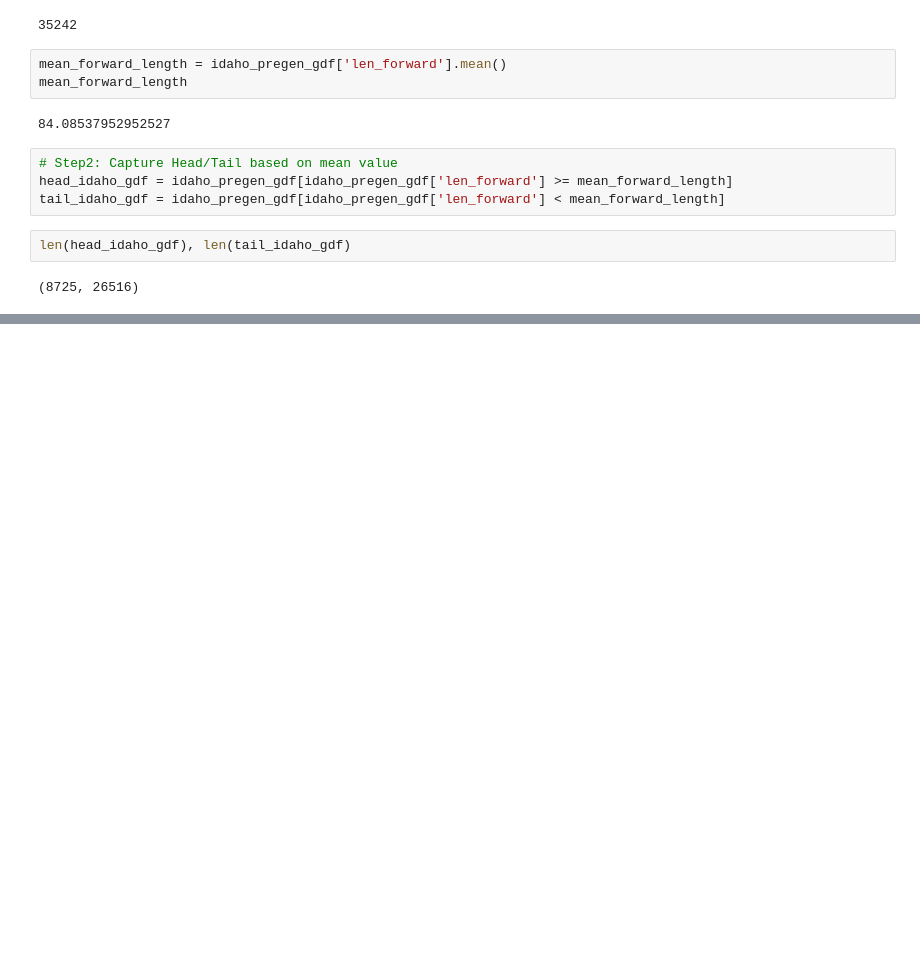
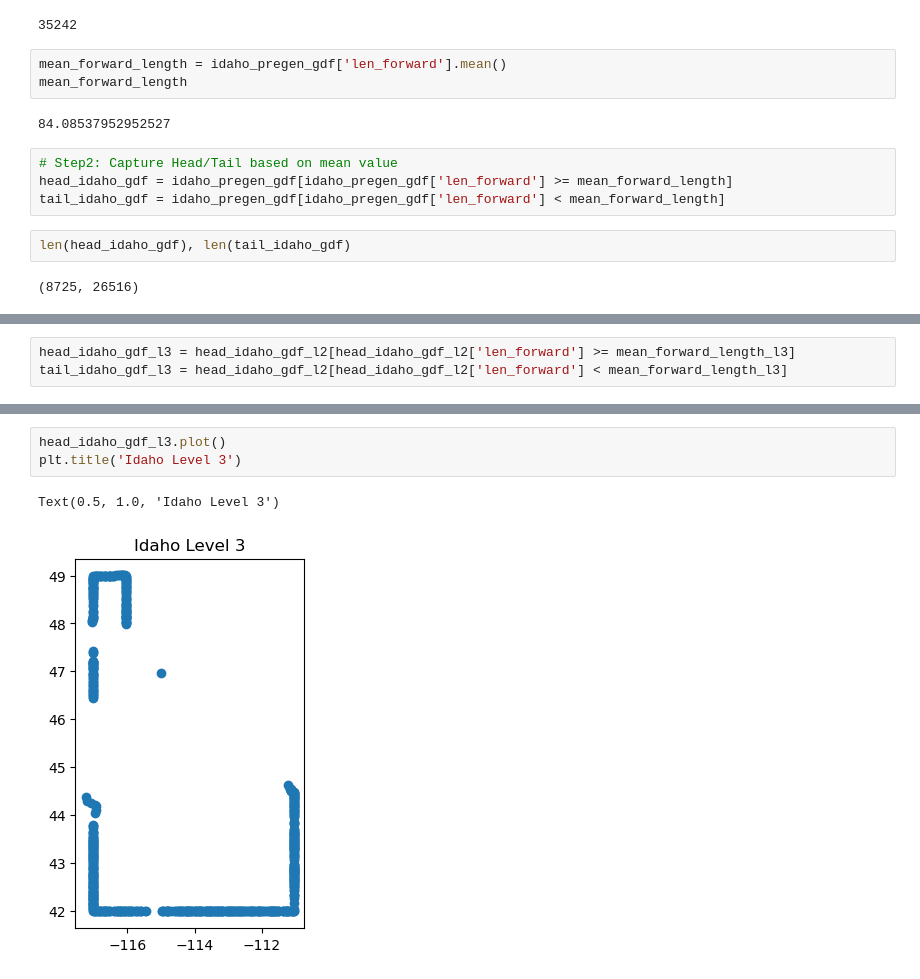
Before and after one commit to gangaraju09/map_generalisation_ml, a Jupyter notebook: Topfers_Radical_Law.ipynb, the cells around one changed output, grey strips where cells are left out. Drawn from its saved outputs; the diff is of its cells as text; blank space fills up the shorter version.

```diff
--- a/Topfers_Radical_Law.ipynb
+++ b/Topfers_Radical_Law.ipynb
@@ -219,0 +252,3 @@ Level 1: Head = 24.76%, Tail = 75.24%
+# %%
+head_idaho_gdf_l3 = head_idaho_gdf_l2[head_idaho_gdf_l2['len_forward'] >= mean_forward_length_l3]
+tail_idaho_gdf_l3 = head_idaho_gdf_l2[head_idaho_gdf_l2['len_forward'] < mean_forward_length_l3]
@@ -219,0 +261,6 @@ Level 1: Head = 24.76%, Tail = 75.24%
+# %%
+head_idaho_gdf_l3.plot()
+plt.title('Idaho Level 3')
+# %% [output]
+Text(0.5, 1.0, 'Idaho Level 3')
+[figure, added]
```
Also changed, not shown: parts of 8 cells of this notebook.
